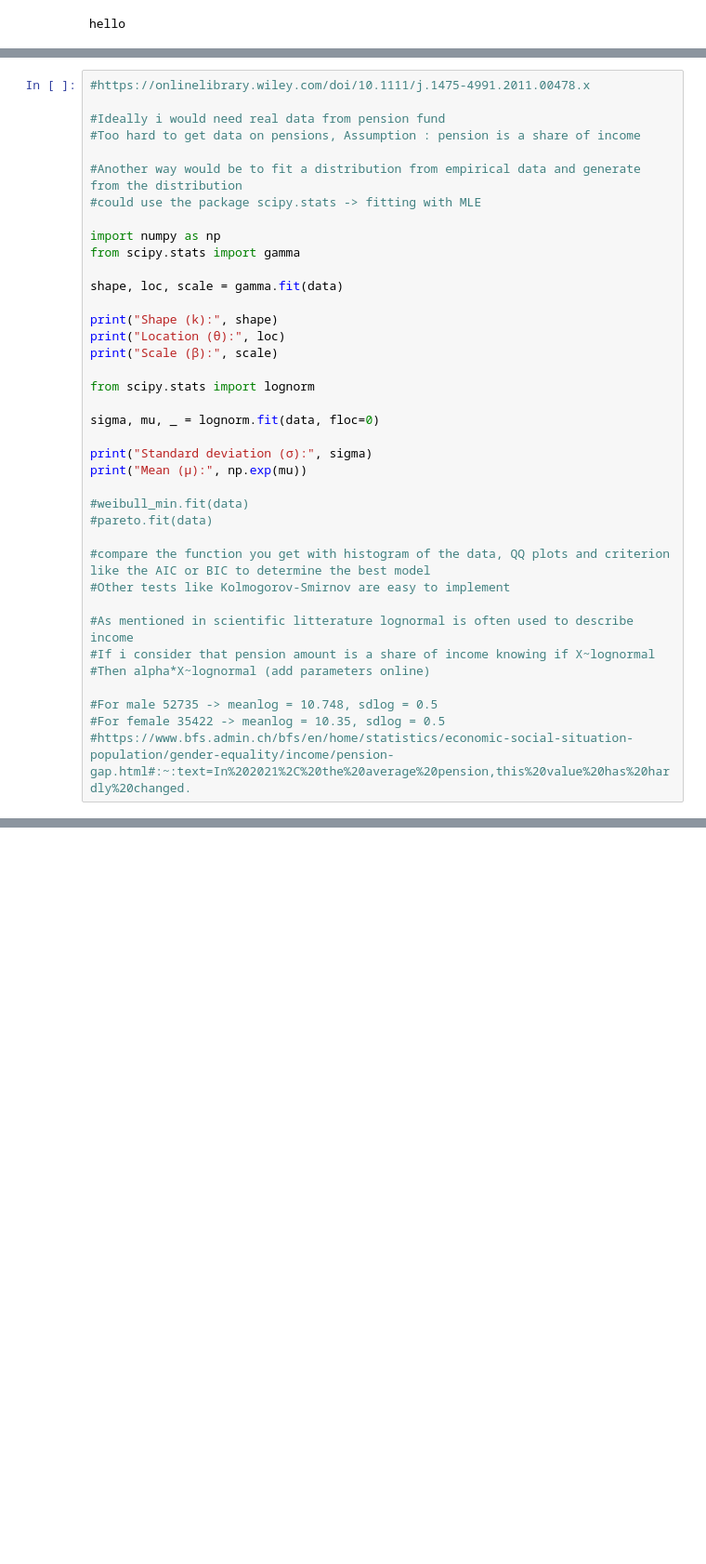
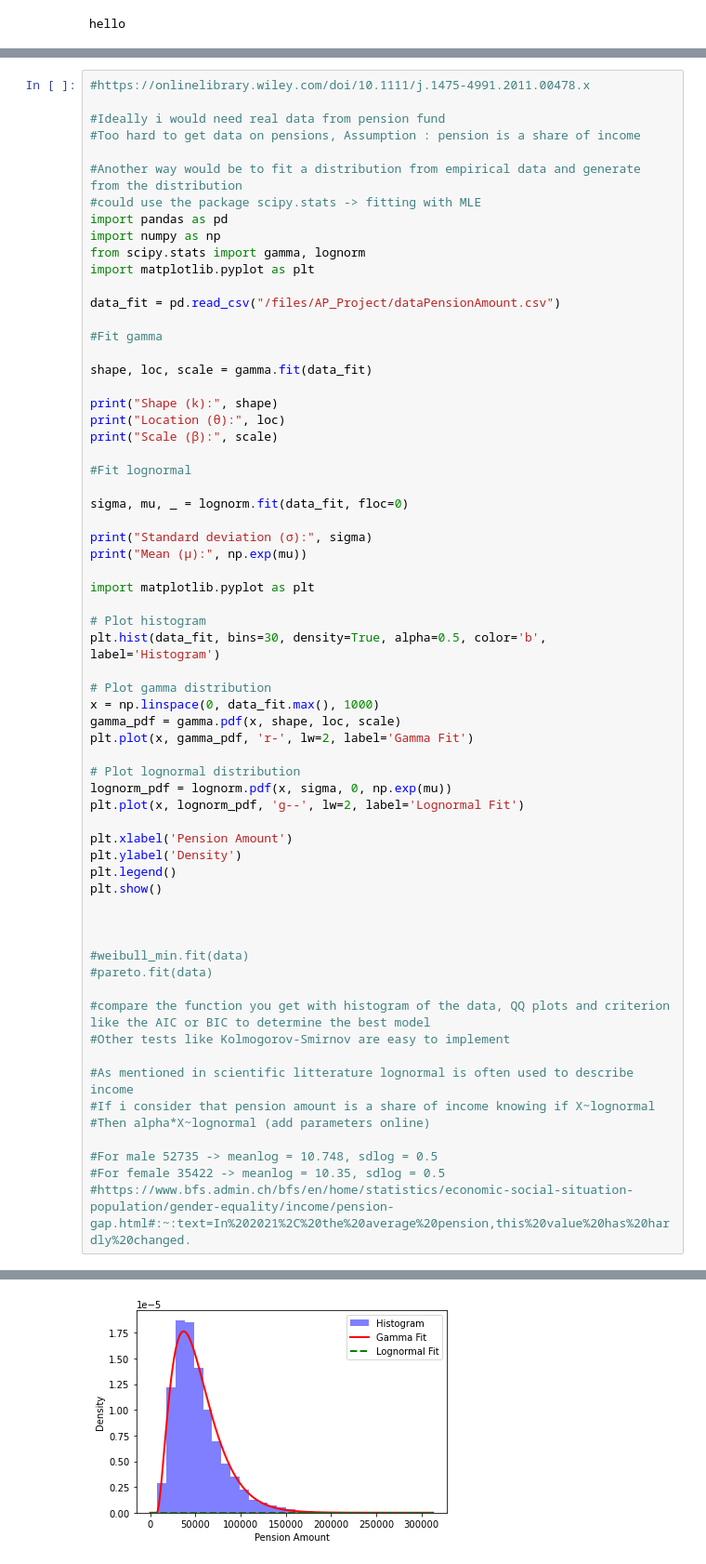
Before and after one commit to thomashoffer/AP_Project, a Jupyter notebook: Project.ipynb, the cells around one changed output, grey strips where cells are left out. Shown at 93% size. Cells and saved outputs as stored; diff of their text form; blank space fills up the shorter version.

Commit message:
Update 8 Project.ipynb

```diff
--- a/Project.ipynb
+++ b/Project.ipynb
@@ -86,22 +107,48 @@ FileNotFoundError: [Errno 2] No such file or directory: 'AP_Project/px-x-0102020
 
 #Another way would be to fit a distribution from empirical data and generate from the distribution
 #could use the package scipy.stats -> fitting with MLE
+import pandas as pd
+import numpy as np
+from scipy.stats import gamma, lognorm
+import matplotlib.pyplot as plt
 
-import numpy as np
-from scipy.stats import gamma
+data_fit = pd.read_csv("/files/AP_Project/dataPensionAmount.csv")
 
-shape, loc, scale = gamma.fit(data)
+#Fit gamma
+
+shape, loc, scale = gamma.fit(data_fit)
 
 print("Shape (k):", shape)
 print("Location (θ):", loc)
 print("Scale (β):", scale)
 
-from scipy.stats import lognorm
+#Fit lognormal
 
-sigma, mu, _ = lognorm.fit(data, floc=0)
+sigma, mu, _ = lognorm.fit(data_fit, floc=0)
 
 print("Standard deviation (σ):", sigma)
 print("Mean (μ):", np.exp(mu))
+
+import matplotlib.pyplot as plt
+
+# Plot histogram
+plt.hist(data_fit, bins=30, density=True, alpha=0.5, color='b', label='Histogram')
+
+# Plot gamma distribution
+x = np.linspace(0, data_fit.max(), 1000)
+gamma_pdf = gamma.pdf(x, shape, loc, scale)
+plt.plot(x, gamma_pdf, 'r-', lw=2, label='Gamma Fit')
+
+# Plot lognormal distribution
+lognorm_pdf = lognorm.pdf(x, sigma, 0, np.exp(mu))
+plt.plot(x, lognorm_pdf, 'g--', lw=2, label='Lognormal Fit')
+
+plt.xlabel('Pension Amount')
+plt.ylabel('Density')
+plt.legend()
+plt.show()
+
+
 
 #weibull_min.fit(data)
 #pareto.fit(data)
@@ -120,0 +172 @@ NameError: name 'data' is not defined
+[figure, added]
```
Also changed, not shown: parts of 4 cells of this notebook, 1 other file.
